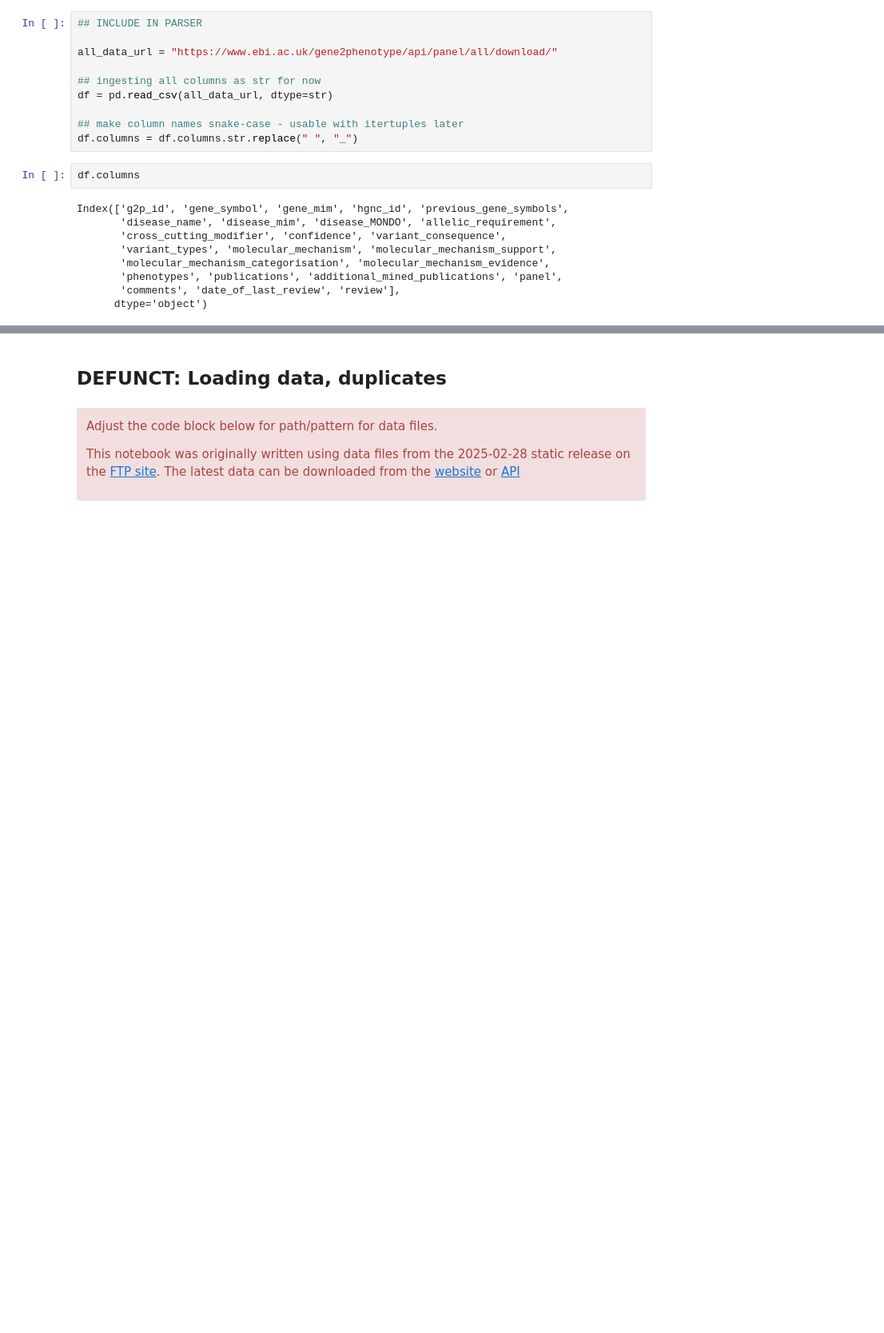
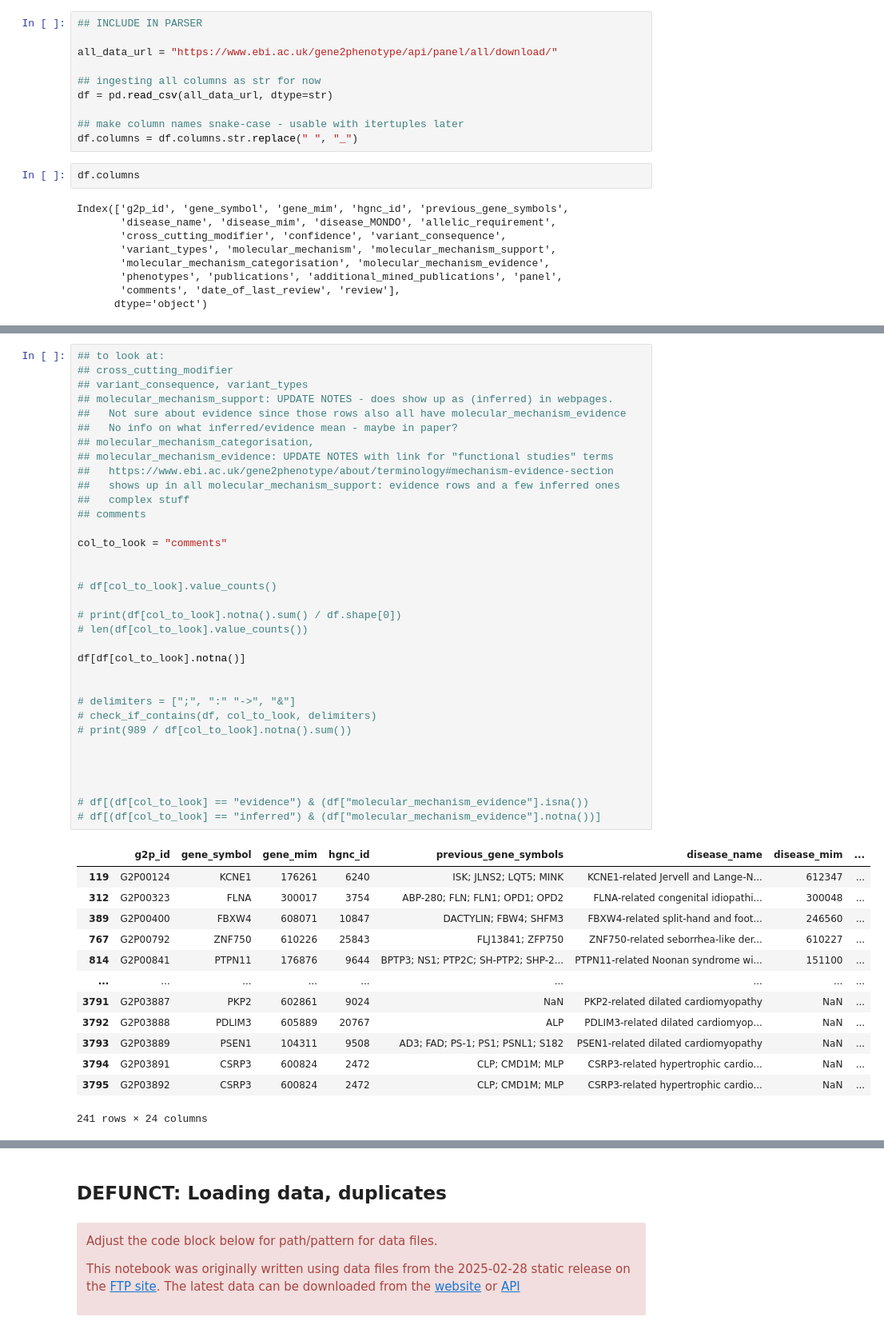
Before and after one commit to NCATSTranslator/translator-ingests, a Jupyter notebook: src/translator_ingest/ingests/gene2phenotype/parser-writing.ipynb, the cells around one changed output, grey strips where cells are left out. Shown at 80% size. Saved outputs shown, nothing was run; the diff lists cells and outputs as text; blank space fills up the shorter version.

Commit message:
gene2phenotype: DRAFT saving notebooks

```diff
--- a/src/translator_ingest/ingests/gene2phenotype/parser-writing.ipynb
+++ b/src/translator_ingest/ingests/gene2phenotype/parser-writing.ipynb
@@ -116,0 +103,48 @@ memory usage: 6.0 MB
+# %%
+## to look at:
+## cross_cutting_modifier
+## variant_consequence, variant_types
+## molecular_mechanism_support: UPDATE NOTES - does show up as (inferred) in webpages.
+##   Not sure about evidence since those rows also all have molecular_mechanism_evidence
+##   No info on what inferred/evidence mean - maybe in paper?
+## molecular_mechanism_categorisation,
+## molecular_mechanism_evidence: UPDATE NOTES with link for "functional studies" terms
+##   https://www.ebi.ac.uk/gene2phenotype/about/terminology#mechanism-evidence-section
+##   shows up in all molecular_mechanism_support: evidence rows and a few inferred ones
+##   complex stuff
+## comments
+
+col_to_look = "comments"
+
+
+# df[col_to_look].value_counts()
+
+# print(df[col_to_look].notna().sum() / df.shape[0])
+# len(df[col_to_look].value_counts())
+
+df[df[col_to_look].notna()]
+
+
+# delimiters = [";", ":" "->", "&"]
+# check_if_contains(df, col_to_look, delimiters)
+# print(989 / df[col_to_look].notna().sum())
+
+
+
+
+# df[(df[col_to_look] == "evidence") & (df["molecular_mechanism_evidence"].isna())
+# df[(df[col_to_look] == "inferred") & (df["molecular_mechanism_evidence"].notna())]
+# %% [output]
+|  | g2p_id | gene_symbol | gene_mim | hgnc_id | previous_gene_symbols | disease_name | disease_mim | ... |
+| 119 | G2P00124 | KCNE1 | 176261 | 6240 | ISK; JLNS2; LQT5; MINK | KCNE1-related Jervell and Lange-N... | 612347 | ... |
+| 312 | G2P00323 | FLNA | 300017 | 3754 | ABP-280; FLN; FLN1; OPD1; OPD2 | FLNA-related congenital idiopathi... | 300048 | ... |
+| 389 | G2P00400 | FBXW4 | 608071 | 10847 | DACTYLIN; FBW4; SHFM3 | FBXW4-related split-hand and foot... | 246560 | ... |
+| 767 | G2P00792 | ZNF750 | 610226 | 25843 | FLJ13841; ZFP750 | ZNF750-related seborrhea-like der... | 610227 | ... |
+| 814 | G2P00841 | PTPN11 | 176876 | 9644 | BPTP3; NS1; PTP2C; SH-PTP2; SHP-2... | PTPN11-related Noonan syndrome wi... | 151100 | ... |
+| ... | ... | ... | ... | ... | ... | ... | ... | ... |
+| 3791 | G2P03887 | PKP2 | 602861 | 9024 | NaN | PKP2-related dilated cardiomyopathy | NaN | ... |
+| 3792 | G2P03888 | PDLIM3 | 605889 | 20767 | ALP | PDLIM3-related dilated cardiomyop... | NaN | ... |
+| 3793 | G2P03889 | PSEN1 | 104311 | 9508 | AD3; FAD; PS-1; PS1; PSNL1; S182 | PSEN1-related dilated cardiomyopathy | NaN | ... |
+| 3794 | G2P03891 | CSRP3 | 600824 | 2472 | CLP; CMD1M; MLP | CSRP3-related hypertrophic cardio... | NaN | ... |
+| 3795 | G2P03892 | CSRP3 | 600824 | 2472 | CLP; CMD1M; MLP | CSRP3-related hypertrophic cardio... | NaN | ... |
+241 rows × 24 columns
```
Also changed, not shown: parts of 19 cells of this notebook, 1 other file.
